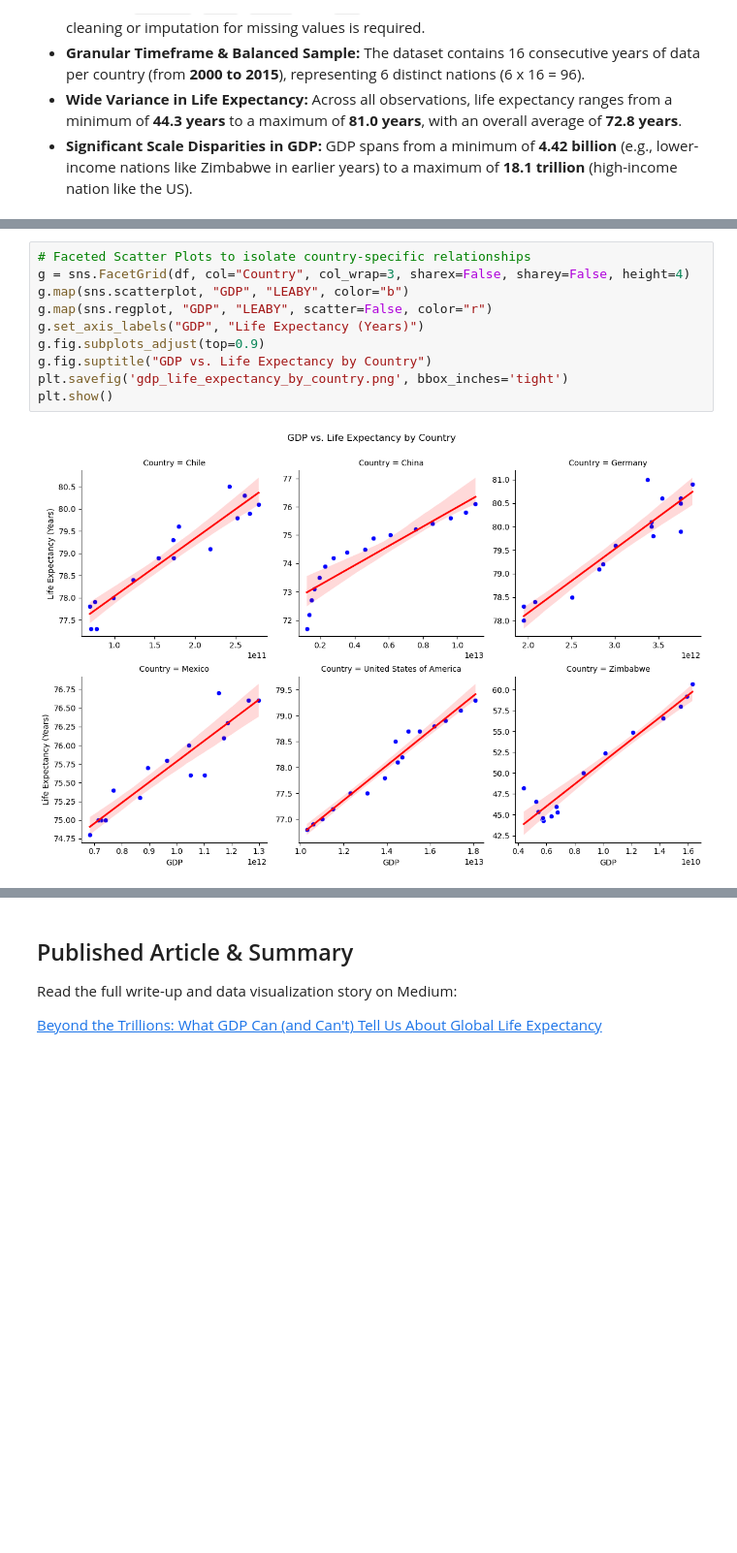
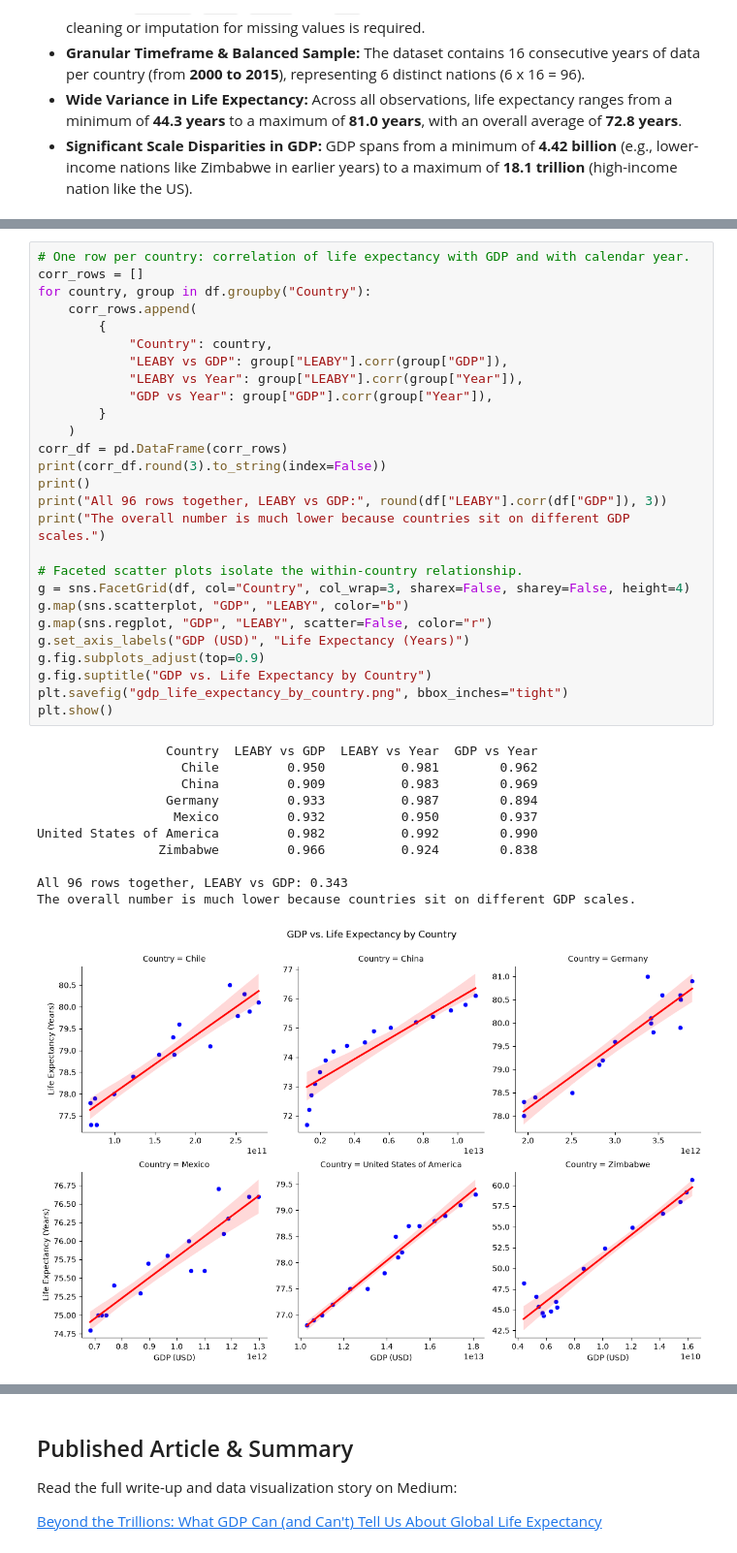
Before and after one commit to longm7718-cpu/life-expectancy-gdp-project, a Jupyter notebook: life_expectancy_gdp.ipynb, the cells around one changed output, grey strips where cells are left out. Shown at 97% size. Cells and saved outputs as stored; diff of their text form; blank space fills up the shorter version.

```diff
--- a/life_expectancy_gdp.ipynb
+++ b/life_expectancy_gdp.ipynb
@@ -122,12 +159,39 @@ Faceting by country avoids visual distortion caused by large differences in GDP
 # %%
-# Faceted Scatter Plots to isolate country-specific relationships
+# One row per country: correlation of life expectancy with GDP and with calendar year.
+corr_rows = []
+for country, group in df.groupby("Country"):
+    corr_rows.append(
+        {
+            "Country": country,
+            "LEABY vs GDP": group["LEABY"].corr(group["GDP"]),
+            "LEABY vs Year": group["LEABY"].corr(group["Year"]),
+            "GDP vs Year": group["GDP"].corr(group["Year"]),
+        }
+    )
+corr_df = pd.DataFrame(corr_rows)
+print(corr_df.round(3).to_string(index=False))
+print()
+print("All 96 rows together, LEABY vs GDP:", round(df["LEABY"].corr(df["GDP"]), 3))
+print("The overall number is much lower because countries sit on different GDP scales.")
+
+# Faceted scatter plots isolate the within-country relationship.
 g = sns.FacetGrid(df, col="Country", col_wrap=3, sharex=False, sharey=False, height=4)
 g.map(sns.scatterplot, "GDP", "LEABY", color="b")
 g.map(sns.regplot, "GDP", "LEABY", scatter=False, color="r")
-g.set_axis_labels("GDP", "Life Expectancy (Years)")
+g.set_axis_labels("GDP (USD)", "Life Expectancy (Years)")
 g.fig.subplots_adjust(top=0.9)
 g.fig.suptitle("GDP vs. Life Expectancy by Country")
-plt.savefig('gdp_life_expectancy_by_country.png', bbox_inches='tight')
+plt.savefig("gdp_life_expectancy_by_country.png", bbox_inches="tight")
 plt.show()
 # %% [output]
+                 Country  LEABY vs GDP  LEABY vs Year  GDP vs Year
+                   Chile         0.950          0.981        0.962
+                   China         0.909          0.983        0.969
+                 Germany         0.933          0.987        0.894
+                  Mexico         0.932          0.950        0.937
+United States of America         0.982          0.992        0.990
+                Zimbabwe         0.966          0.924        0.838
+
+All 96 rows together, LEABY vs GDP: 0.343
+The overall number is much lower because countries sit on different GDP scales.
-[figure, old version]
+[figure, new version]
```
Also changed, not shown: parts of 16 cells of this notebook, 3 other files.
